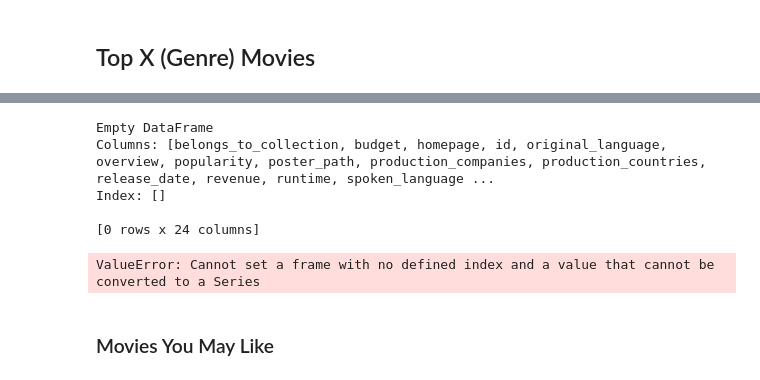
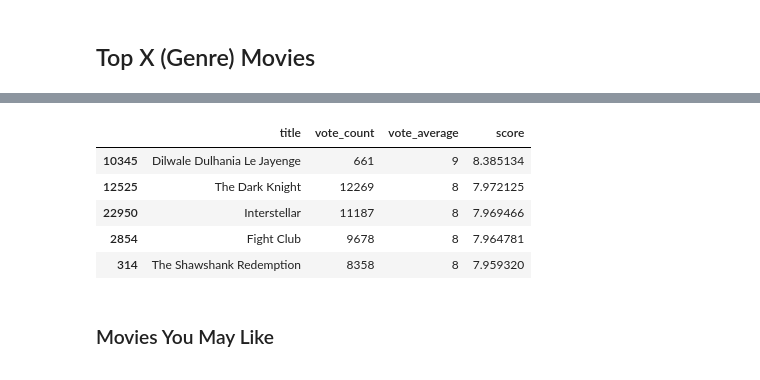
Before and after one commit to ml-heroes/movie-recom, a Jupyter notebook: ml/demographics.ipynb, the cells around one changed output, grey strips where cells are left out. Saved outputs shown, nothing was run; the diff lists cells and outputs as text; code cells hidden in the pictures.

```diff
--- a/ml/demographics.ipynb
+++ b/ml/demographics.ipynb
@@ -1434,13 +1483,13 @@ def weighted_rating_genre(df, genre, percentile=0.9):
     return trending(df)
 # %%
-weighted_rating_genre(gen_md, 'Romance').head(5)
+weighted_rating_genre(gen_md, 'Drama').head(5)[['title', 'vote_count', 'vote_average', 'score']]
 # %% [output]
-Empty DataFrame
-Columns: [belongs_to_collection, budget, homepage, id, original_language, overview, popularity, poster_path, production_companies, production_countries, release_date, revenue, runtime, spoken_language ...
-Index: []
-
-[0 rows x 24 columns]
-ValueError: Cannot set a frame with no defined index and a value that cannot be converted to a Series
+|  | title | vote_count | vote_average | score |
+| 10345 | Dilwale Dulhania Le Jayenge | 661 | 9 | 8.385134 |
+| 12525 | The Dark Knight | 12269 | 8 | 7.972125 |
+| 22950 | Interstellar | 11187 | 8 | 7.969466 |
+| 2854 | Fight Club | 9678 | 8 | 7.964781 |
+| 314 | The Shawshank Redemption | 8358 | 8 | 7.959320 |
 # %% [markdown]
 ### Movies You May Like
 # %% [markdown]
```
Also changed, not shown: parts of 27 cells of this notebook, 1 other file.
